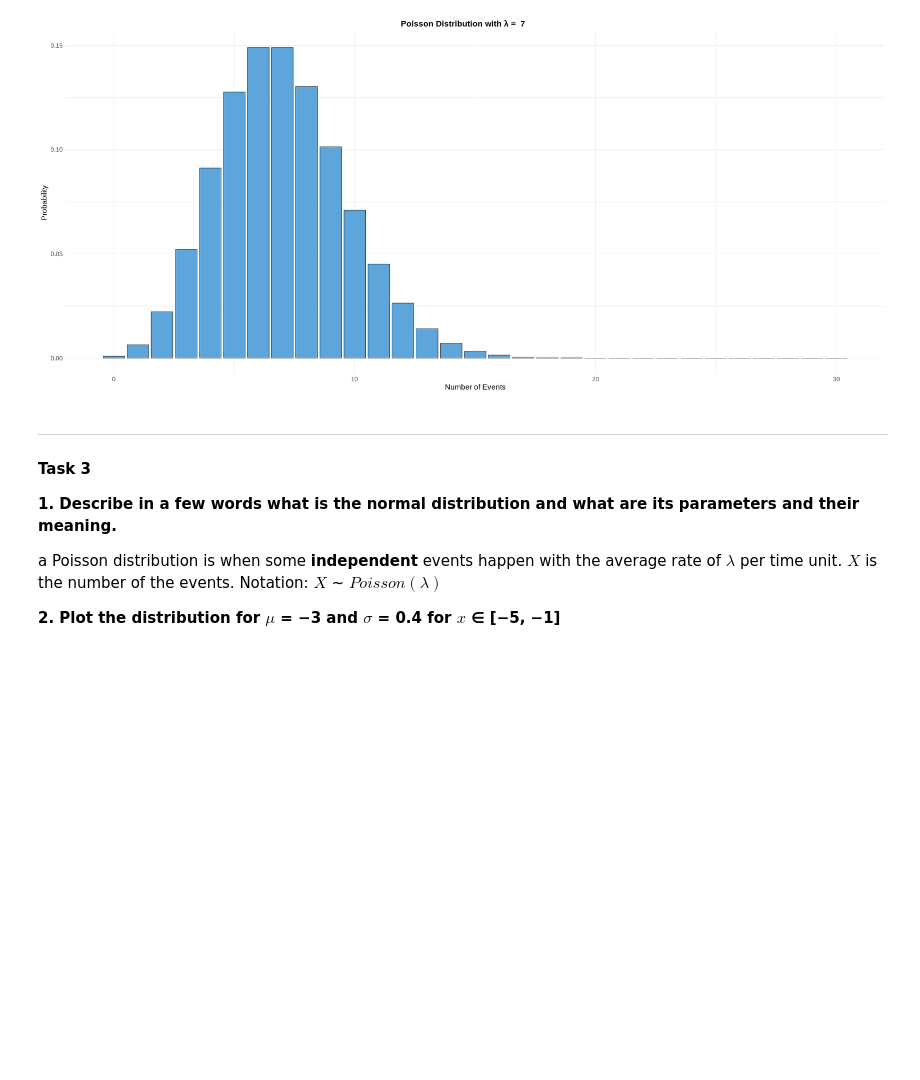
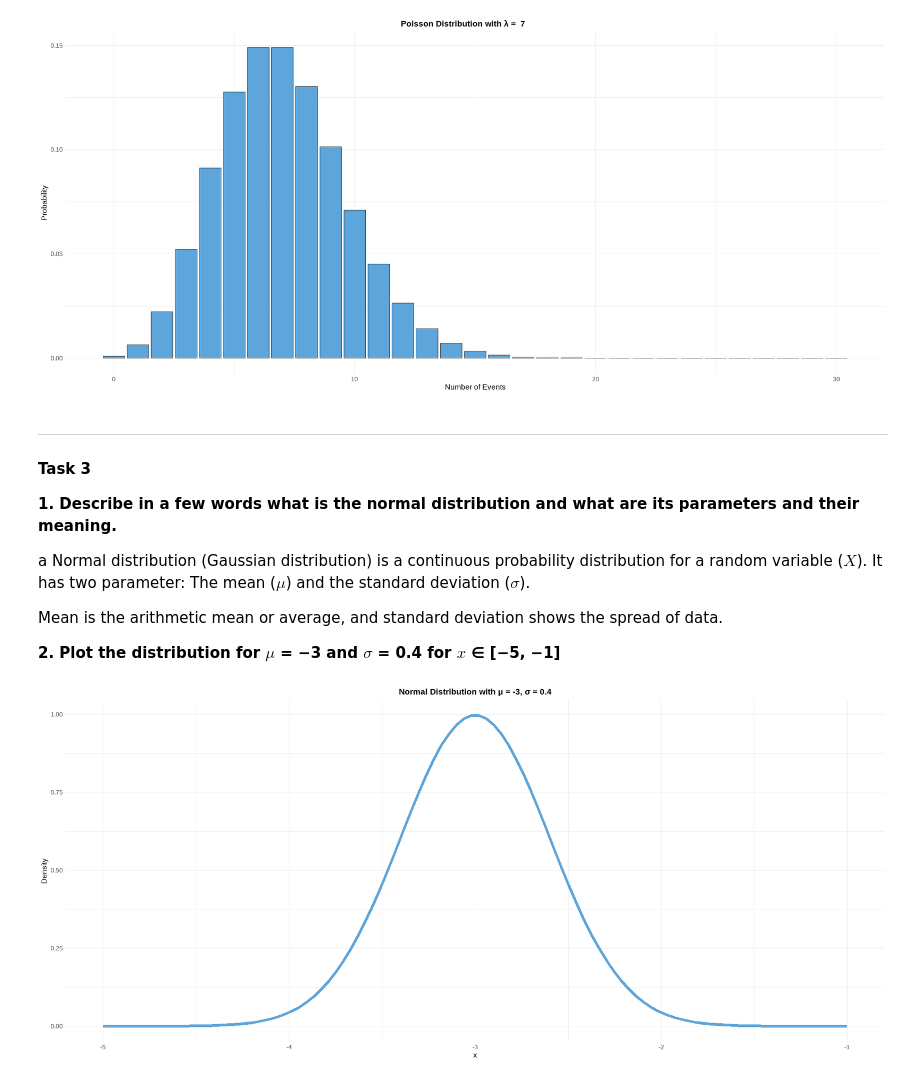
Before and after one commit to Pois0nous/Statistical_Project, a Jupyter notebook: Project.ipynb, the cells around one changed output. Saved outputs shown, nothing was run; the diff lists cells and outputs as text; code cells hidden in the pictures; blank space fills up the shorter version.

```diff
--- a/Project.ipynb
+++ b/Project.ipynb
@@ -71,6 +71,24 @@ ggplot(poisson_df, aes(x = k, y = poisson_dist)) +
 
 **1. Describe in a few words what is the normal distribution and what are its parameters and their meaning.**
 
-a Poisson distribution is when some **independent** events happen with the average rate of $λ$ per time unit. $X$ is the number of the events. Notation: $X$ ~ $Poisson(λ)$
+a Normal distribution (Gaussian distribution) is a continuous probability distribution for a random variable ($X$). It has two parameter: The mean ($μ$) and the standard deviation ($σ$).
+
+Mean is the arithmetic mean or average, and standard deviation shows the spread of data.
 
 **2. Plot the distribution for $μ$ = −3 and $σ$ = 0.4 for $x$ ∈ [−5, −1]**
+# %%
+mu <- -3
+sigma <- 0.4
+x <- seq(-5, -1, length.out = 100)
+y <- dnorm(x, mean = mu, sd = sigma)
+
+ggplot(data.frame(x = x, y = y), aes(x, y)) +
+    geom_line(color = "#5DA5DA", size = 2) +
+    scale_x_continuous(limits = c(-5, -1)) +
+    labs(title = "Normal Distribution with μ = -3, σ = 0.4", x = "x", y = "Density") +
+    theme_minimal() +
+    theme(plot.title = element_text(hjust = 0.5, size = 16, face = "bold"),
+        axis.text = element_text(size = 12),
+        axis.title = element_text(size = 14))
+# %% [output]
+[figure, added]
```
Also changed, not shown: parts of 17 cells of this notebook, 2 other files.
